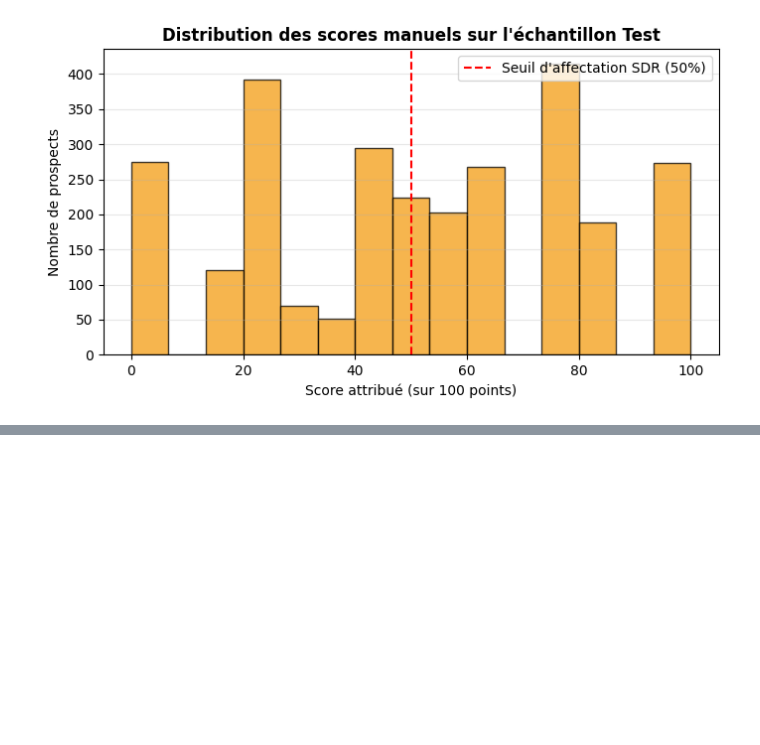
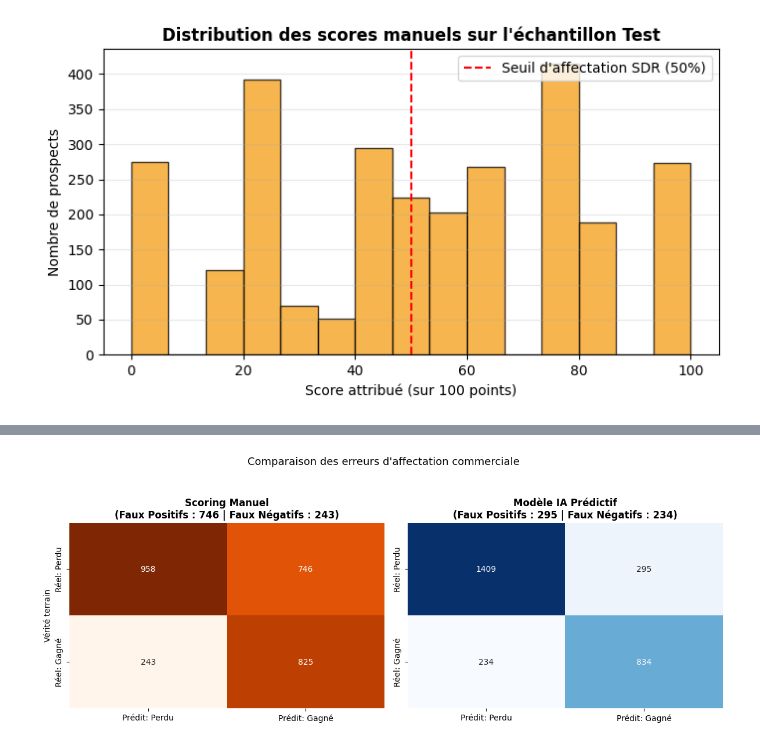
Before and after one commit to Ilyas-BELELYAZID/lead_scoring_crm, a Jupyter notebook: lead_scoring.ipynb, the cells around one changed output, grey strips where cells are left out. Cells and saved outputs as stored; diff of their text form; code cells hidden in the pictures; blank space fills up the shorter version.

```diff
--- a/lead_scoring.ipynb
+++ b/lead_scoring.ipynb
@@ -367,0 +632,26 @@ plt.show()
+# %%
+import seaborn as sns
+from sklearn.metrics import confusion_matrix
+
+fig, axes = plt.subplots(1, 2, figsize=(12, 4.5))
+
+# 1. Matrice de Confusion - Scoring Manuel
+cm_man = confusion_matrix(y_test, y_pred_man_50)
+sns.heatmap(cm_man, annot=True, fmt='d', cmap='Oranges', cbar=False, ax=axes[0],
+            xticklabels=['Prédit: Perdu', 'Prédit: Gagné'],
+            yticklabels=['Réel: Perdu', 'Réel: Gagné'])
+axes[0].set_title(f"Scoring Manuel\n(Faux Positifs : {cm_man[0,1]} | Faux Négatifs : {cm_man[1,0]})", fontweight='bold')
+axes[0].set_ylabel("Vérité terrain")
+
+# 2. Matrice de Confusion - Modèle IA
+cm_ia = confusion_matrix(y_test, y_pred_ia_50)
+sns.heatmap(cm_ia, annot=True, fmt='d', cmap='Blues', cbar=False, ax=axes[1],
+            xticklabels=['Prédit: Perdu', 'Prédit: Gagné'],
+            yticklabels=['Réel: Perdu', 'Réel: Gagné'])
+axes[1].set_title(f"Modèle IA Prédictif\n(Faux Positifs : {cm_ia[0,1]} | Faux Négatifs : {cm_ia[1,0]})", fontweight='bold')
+
+plt.suptitle("Comparaison des erreurs d'affectation commerciale", fontsize=13, y=1.05)
+plt.tight_layout()
+plt.show()
+# %% [output]
+[figure, added]
```
Also changed, not shown: parts of 21 cells of this notebook, 1 other file.
